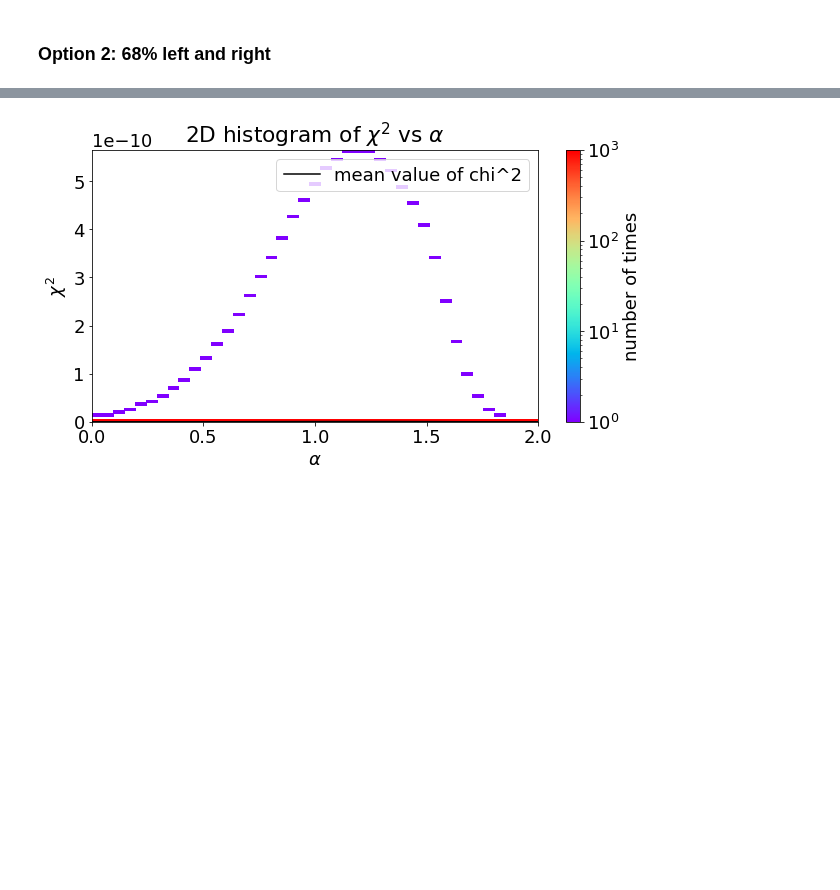
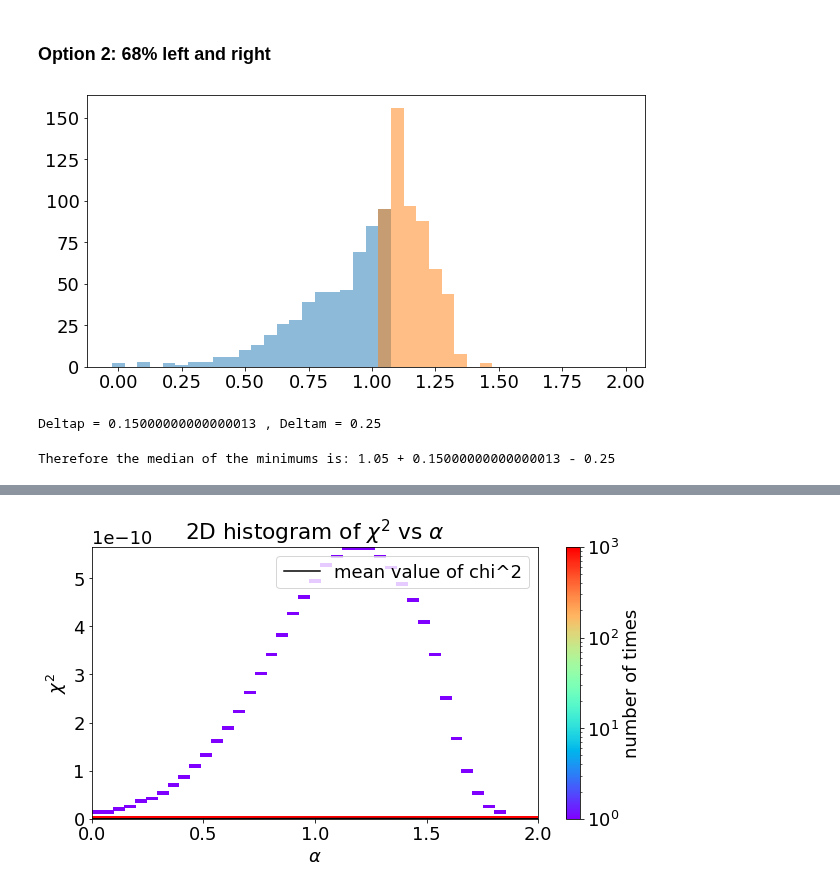
Before and after one commit to R-Grau/EBLpy, a Jupyter notebook: EBL_fit_MC_viewer.ipynb, the cells around one changed output, grey strips where cells are left out. Saved outputs shown, nothing was run; the diff lists cells and outputs as text; code cells hidden in the pictures; blank space fills up the shorter version.

```diff
--- a/EBL_fit_MC_viewer.ipynb
+++ b/EBL_fit_MC_viewer.ipynb
@@ -298,0 +316,26 @@ Lower coverage = 81.37472283813747 %
+# %%
+mhist, mbins, mbar = plt.hist(np.array(minus), bins = np.arange(-0.025, alpha_BEST + 0.075, 0.05, ), alpha=0.5)
+phist, pbins, pbar = plt.hist(np.array(plus), bins = np.arange(alpha_BEST - 0.025, 2.025, 0.05, ), alpha=0.5)
+# %% [output]
+[figure, added]
+# %%
+mtempcov = 0
+j = 1
+while mtempcov < 0.68:
+    mtempcov = mtempcov + (mhist[-j] / len(minus))
+    j += 1
+ptempcov = 0
+k = 0
+while ptempcov < 0.68:
+    ptempcov = ptempcov + (phist[k] / len(plus))
+    k += 1
+deltam = alpha_BEST - np.mean([mbins[-j+1], mbins[-j]])
+deltap = np.mean([pbins[k-1], pbins[k]]) - alpha_BEST
+
+print("Deltap =", deltap, ", Deltam =", deltam)
+# %% [output]
+Deltap = 0.15000000000000013 , Deltam = 0.25
+# %%
+print("Therefore the median of the minimums is:", alpha_BEST, "+", deltap, "-", deltam)
+# %% [output]
+Therefore the median of the minimums is: 1.05 + 0.15000000000000013 - 0.25
```
Also changed, not shown: parts of 5 cells of this notebook.
